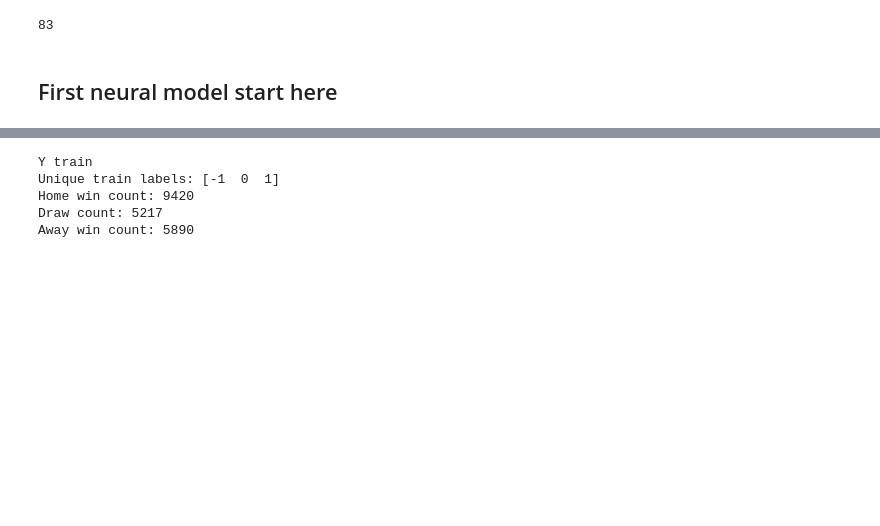
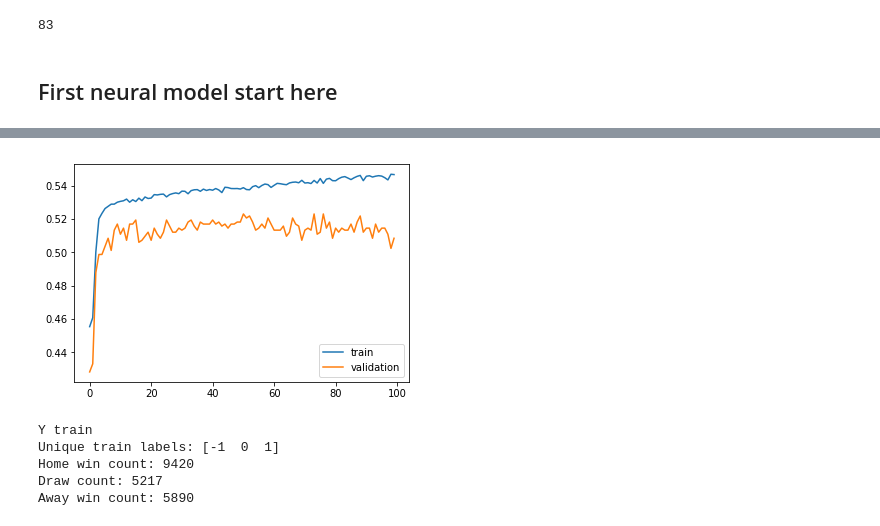
Before and after one commit to raedovj/NN19_Project_Football, a Jupyter notebook: predictions_fit_all_data.ipynb, the cells around one changed output, grey strips where cells are left out. Cells and saved outputs as stored; diff of their text form; code cells hidden in the pictures; blank space fills up the shorter version.

```diff
--- a/predictions_fit_all_data.ipynb
+++ b/predictions_fit_all_data.ipynb
@@ -123,3 +139,10 @@ Epoch 50/50
+# %%
+plt.plot(history.history['acc'], label='train')
+plt.plot(history.history['val_acc'], label='validation')
+plt.legend()
+plt.show()
+# %% [output]
+[figure, added]
 # %%
 from sklearn.metrics import confusion_matrix
 print("Y train")
```
Also changed, not shown: parts of 13 cells of this notebook.
